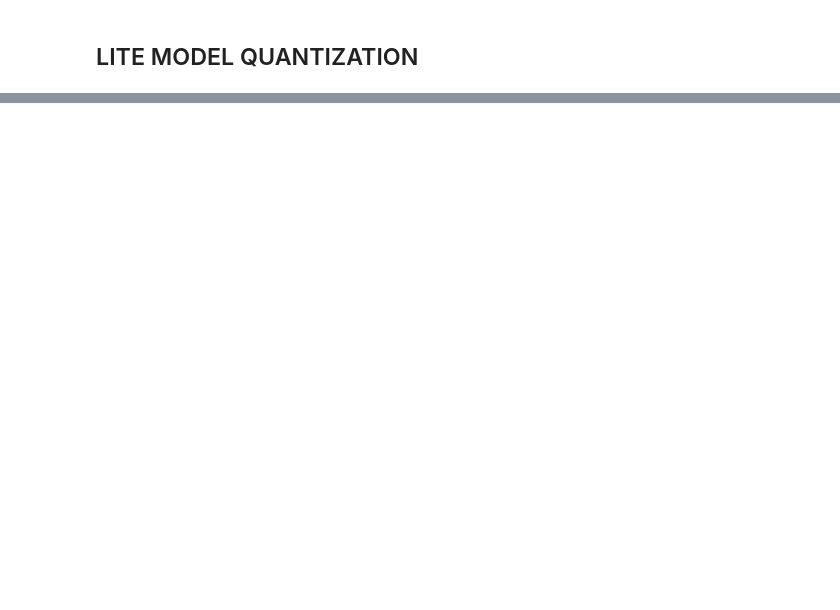
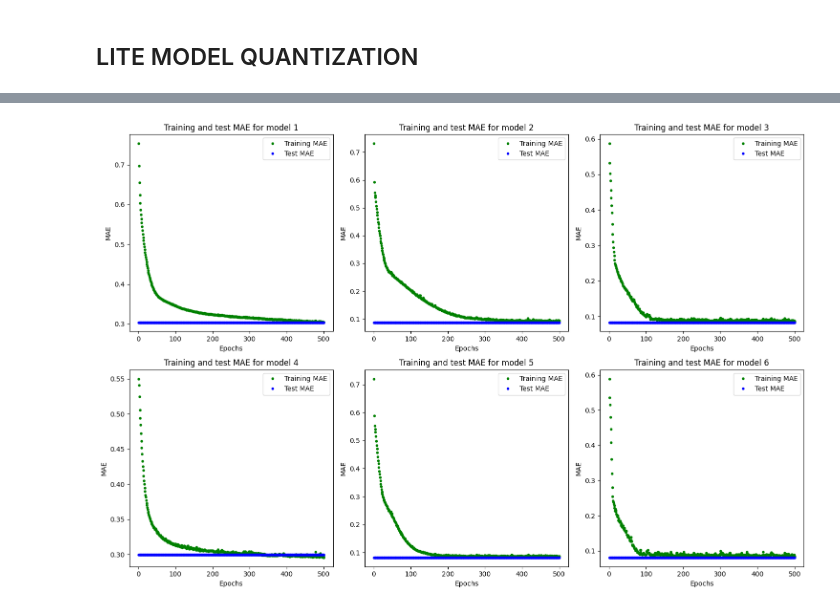
Before and after one commit to sharifbubuka/uni-bremen-edge-computing-course, a Jupyter notebook: tiny_ml_assignment_1.ipynb, the cells around one changed output, grey strips where cells are left out. Cells and saved outputs as stored; diff of their text form; code cells hidden in the pictures; blank space fills up the shorter version.

Commit message:
added_mae_visualizations

```diff
--- a/tiny_ml_assignment_1.ipynb
+++ b/tiny_ml_assignment_1.ipynb
@@ -170,5 +170,5 @@ validation_data=(x_validate, y_validate)
 # %%
 # Model training
 
-histories = [model.fit(x_train, y_train, epochs, batch_size, validation_data) for model in models]
+histories = [model.fit(x_train, y_train, epochs=epochs, batch_size=batch_size, validation_data=validation_data) for model in models]
 # %% [output]
@@ -220,0 +235,25 @@ for index, model in enumerate(models):
+# %%
+epochs = range(1, 501)
+SKIP = 0
+
+fig, axs = plt.subplots(2, 3, figsize=(15, 10))
+
+axs = axs.flatten()
+
+for index, history in enumerate(histories):
+    train_mae = history.history['mae']
+    test_loss, test_mae = models[index].evaluate(x_test, y_test, verbose=0)
+
+    ax = axs[index]
+    ax.plot(epochs[SKIP:], train_mae[SKIP:], 'g.', label='Training MAE')
+    ax.plot(epochs[SKIP:], [test_mae] * len(epochs[SKIP:]), 'b.', label='Test MAE')
+    ax.set_title(f'Training and test MAE for model {index + 1}')
+    ax.set_xlabel('Epochs')
+    ax.set_ylabel('MAE')
+    ax.legend()
+
+# Adjust layout to make it neat
+plt.tight_layout()
+plt.show()
+# %% [output]
+[figure, added]
```
Also changed, not shown: parts of 6 cells of this notebook.
